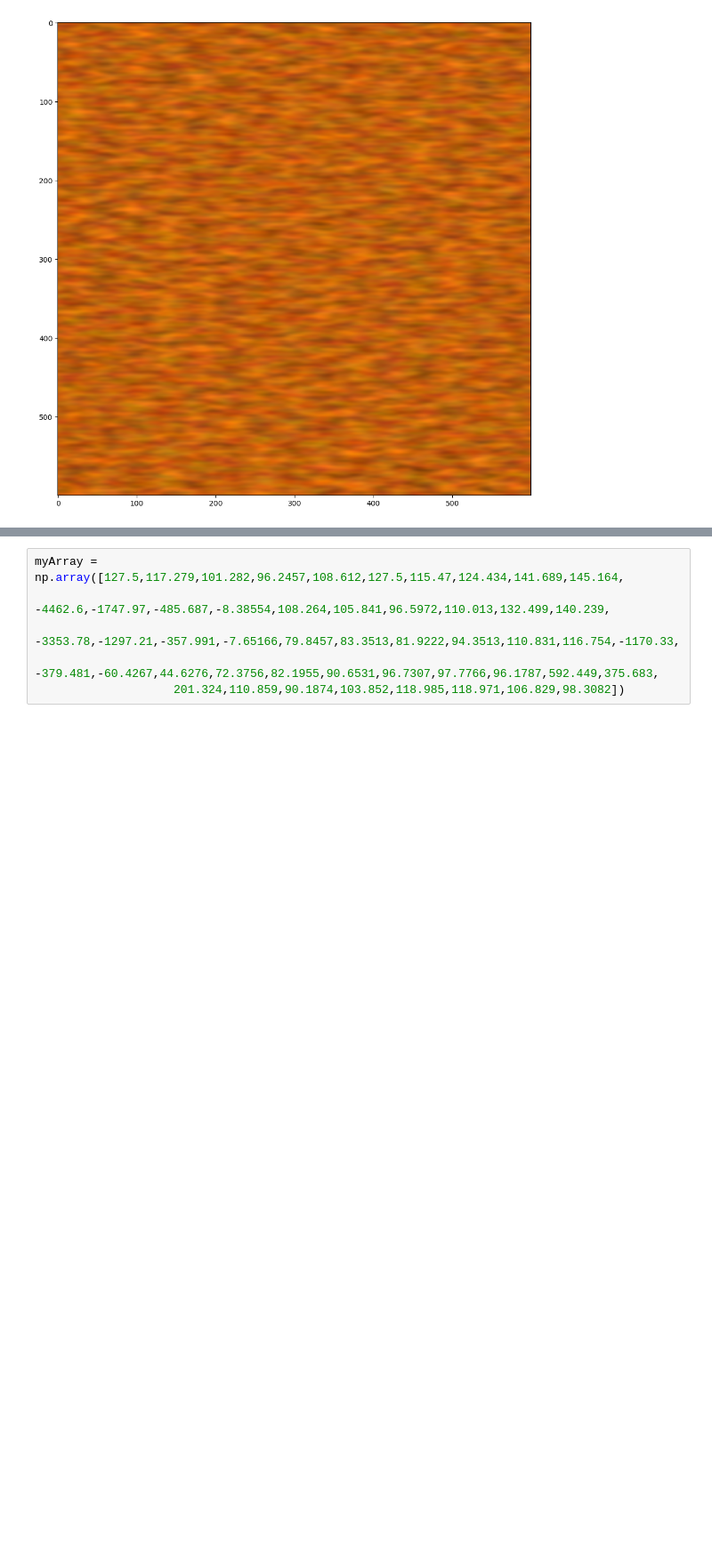
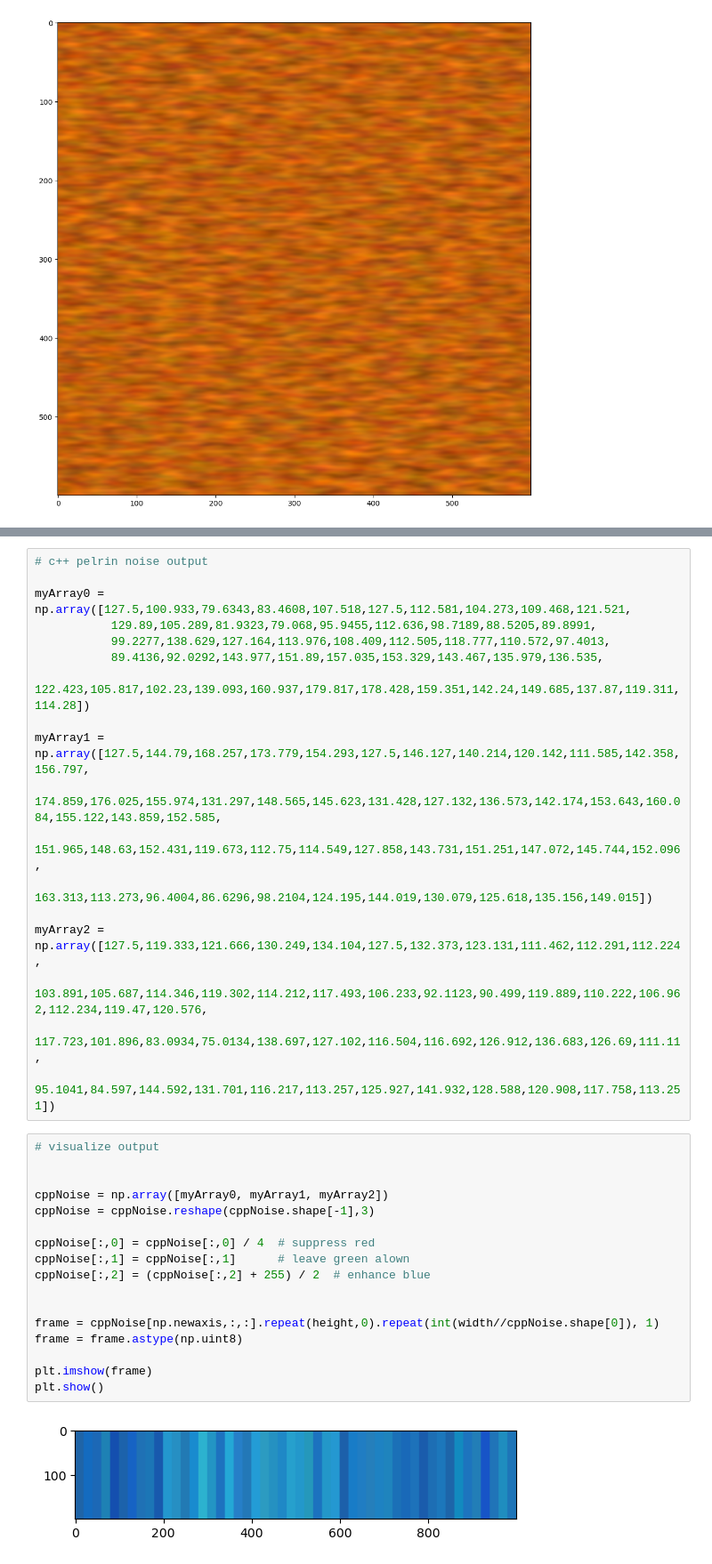
Before and after one commit to Laternenpfahl/rotaryDialLEDController, a Jupyter notebook: LED-OceanAnimation.ipynb, the cells around one changed output, grey strips where cells are left out. Shown at 89% size. Cells and saved outputs as stored; diff of their text form; blank space fills up the shorter version.

Commit message:
visualized c++ output, looks alright.

```diff
--- a/LED-OceanAnimation.ipynb
+++ b/LED-OceanAnimation.ipynb
@@ -248,7 +251,38 @@ imageio.mimsave("./output_fire.gif", frames, fps=30)
 16
 # %%
-myArray = np.array([127.5,117.279,101.282,96.2457,108.612,127.5,115.47,124.434,141.689,145.164,
-                    -4462.6,-1747.97,-485.687,-8.38554,108.264,105.841,96.5972,110.013,132.499,140.239,
-                    -3353.78,-1297.21,-357.991,-7.65166,79.8457,83.3513,81.9222,94.3513,110.831,116.754,-1170.33,
-                    -379.481,-60.4267,44.6276,72.3756,82.1955,90.6531,96.7307,97.7766,96.1787,592.449,375.683,
-                    201.324,110.859,90.1874,103.852,118.985,118.971,106.829,98.3082])
+# c++ pelrin noise output
+
+myArray0 = np.array([127.5,100.933,79.6343,83.4608,107.518,127.5,112.581,104.273,109.468,121.521,
+           129.89,105.289,81.9323,79.068,95.9455,112.636,98.7189,88.5205,89.8991,
+           99.2277,138.629,127.164,113.976,108.409,112.505,118.777,110.572,97.4013,
+           89.4136,92.0292,143.977,151.89,157.035,153.329,143.467,135.979,136.535,
+           122.423,105.817,102.23,139.093,160.937,179.817,178.428,159.351,142.24,149.685,137.87,119.311,114.28])
+
+myArray1 = np.array([127.5,144.79,168.257,173.779,154.293,127.5,146.127,140.214,120.142,111.585,142.358,156.797,
+           174.859,176.025,155.974,131.297,148.565,145.623,131.428,127.132,136.573,142.174,153.643,160.084,155.122,143.859,152.585,
+           151.965,148.63,152.431,119.673,112.75,114.549,127.858,143.731,151.251,147.072,145.744,152.096,
+           163.313,113.273,96.4004,86.6296,98.2104,124.195,144.019,130.079,125.618,135.156,149.015])
+
+myArray2 = np.array([127.5,119.333,121.666,130.249,134.104,127.5,132.373,123.131,111.462,112.291,112.224,
+           103.891,105.687,114.346,119.302,114.212,117.493,106.233,92.1123,90.499,119.889,110.222,106.962,112.234,119.47,120.576,
+           117.723,101.896,83.0934,75.0134,138.697,127.102,116.504,116.692,126.912,136.683,126.69,111.11,
+           95.1041,84.597,144.592,131.701,116.217,113.257,125.927,141.932,128.588,120.908,117.758,113.251])
+# %%
+# visualize output
+
+
+cppNoise = np.array([myArray0, myArray1, myArray2])
+cppNoise = cppNoise.reshape(cppNoise.shape[-1],3)
+
+cppNoise[:,0] = cppNoise[:,0] / 4  # suppress red
+cppNoise[:,1] = cppNoise[:,1]      # leave green alown
+cppNoise[:,2] = (cppNoise[:,2] + 255) / 2  # enhance blue
+
+
+frame = cppNoise[np.newaxis,:,:].repeat(height,0).repeat(int(width//cppNoise.shape[0]), 1)
+frame = frame.astype(np.uint8)
+
+plt.imshow(frame)
+plt.show()
+# %% [output]
+[figure, added]
```
Also changed, not shown: parts of 2 cells of this notebook, 4 other files.
